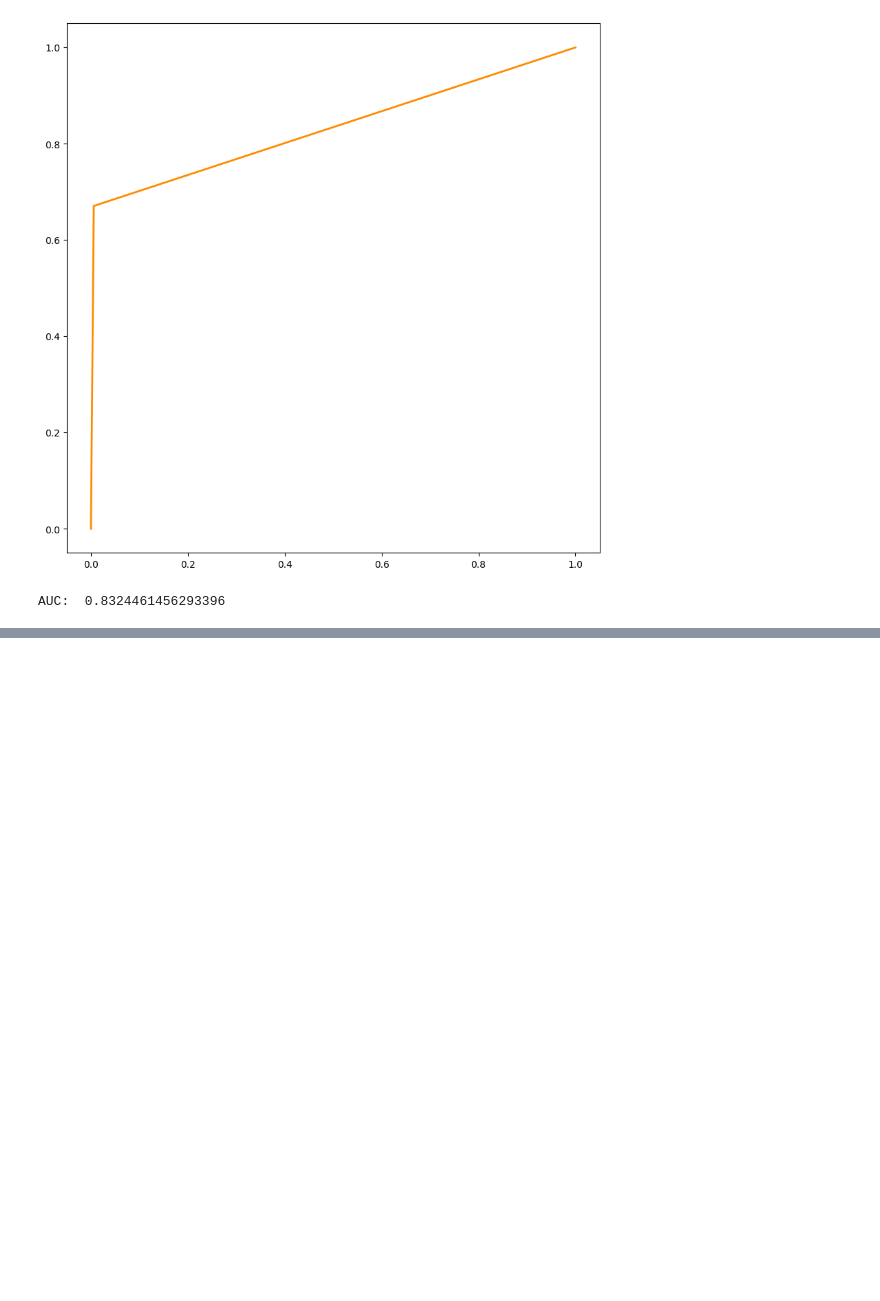
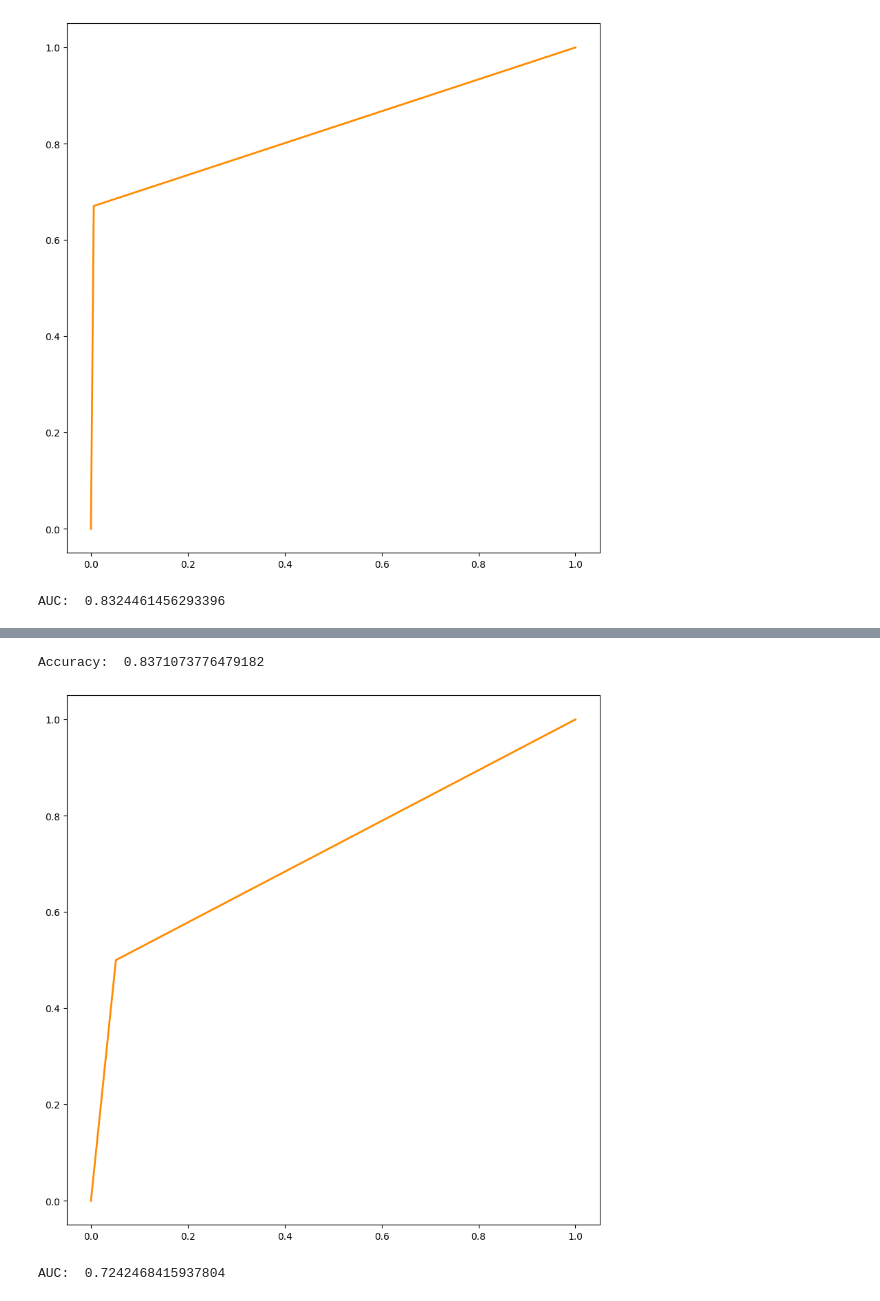
Before and after one commit to PRCSousa/ML-Assignment1, a Jupyter notebook: main.ipynb, the cells around one changed output, grey strips where cells are left out. Saved outputs shown, nothing was run; the diff lists cells and outputs as text; code cells hidden in the pictures; blank space fills up the shorter version.

```diff
--- a/main.ipynb
+++ b/main.ipynb
@@ -435,0 +363,28 @@ AUC:  0.8324461456293396
+# %%
+X3_train, X3_test, y3_train, y3_test = train_test_split(X3, y3, test_size=0.3, random_state=42)
+
+# Fit model
+ab2 = AdaBoost()
+ab2.fit(X3_train, y3_train)
+
+# Predict on test set
+y3_pred = ab2.predict(X3_test)
+
+# é normal demorar uns 2 min
+# %%
+# Accuracy
+print('Accuracy: ', ab2.accuracy(y3_test, y3_pred))
+
+# ROC curve
+fpr, tpr, thresholds = roc_curve(y3_test, y3_pred)
+roc_auc = auc(fpr, tpr)
+
+plt.figure(figsize=(10, 10))
+plt.plot(fpr, tpr, color='darkorange', lw=2, label='ROC curve (area = %0.2f)' % roc_auc)
+plt.show()
+
+print('AUC: ', roc_auc)
+# %% [output]
+Accuracy:  0.8371073776479182
+[figure, added]
+AUC:  0.7242468415937804
```
Also changed, not shown: parts of 44 cells of this notebook.
